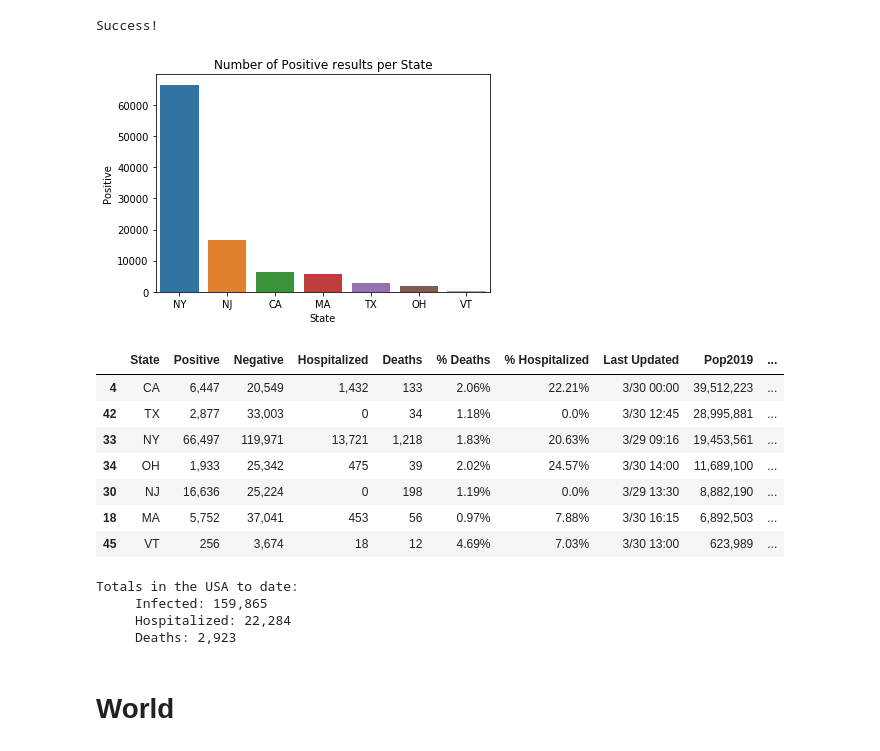
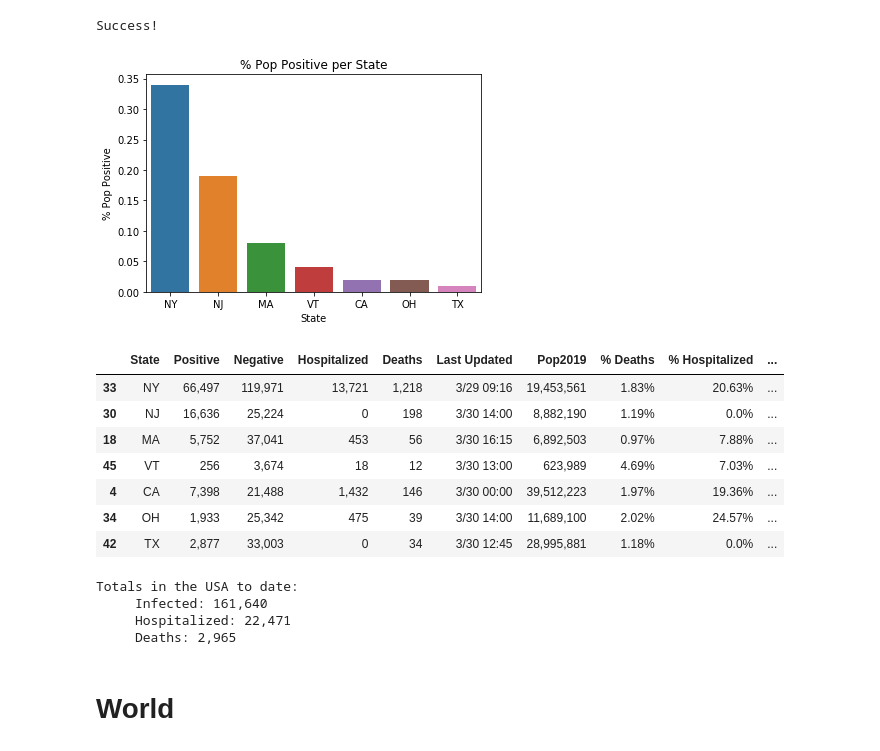
Before and after one commit to pomkos/covid19, a Jupyter notebook: corona_status.ipynb, the cells around one changed output. Saved outputs shown, nothing was run; the diff lists cells and outputs as text; code cells hidden in the pictures.

```diff
--- a/corona_status.ipynb
+++ b/corona_status.ipynb
@@ -53,26 +59,17 @@ class state_tracker:
         self.state_pop = state_pop
         self.merged = self.df.merge(self.state_pop, left_on='State', right_on='abbrev')
         self.merged = self.merged.drop(['state','abbrev'], 1)
-        df_select = pd.DataFrame({
-                'State':[],
-                'Positive':[],
-                'Negative':[],
-                'Hospitalized':[],
-                'Deaths':[],
-                '% Deaths':[],
-                '% Hospitalized':[],
-                'Last Updated':[],
-                'Pop2019':[]
-            })
 
-        for i in range(0,len(states_list)):
-            state = self.merged[self.merged['State']== states_list[i]]
-            df_select = df_select.append(state)
-
+        df_select = self.merged
         # Percent death calculation
         df_select['% Deaths'] = round((df_select['Deaths']/df_select['Positive']) *100,2)
         df_select['% Hospitalized'] = round((df_select['Hospitalized']/df_select['Positive']) *100,2)
         df_select['% Pop Positive'] = round((df_select['Positive']/df_select['Pop2019']) *100,2)
+
+        # Select the states
+        self.jnd = '|'.join(states_list)
+        df_select = self.merged[self.merged['State'].str.contains(self.jnd)]
+
         self.df_select = pd.DataFrame(df_select)
     def all_df(self):
         '''
@@ -86,7 +83,10 @@ class state_tracker:
         '''
         df = self.df_select.sort_values(sort_by, ascending=False)
         sns.barplot(x = df.State, y = df[sort_by])
-        plt.title(f"Number of {sort_by} results per State")
+        if sort_by=="% Pop Positive":
+            plt.title(f"{sort_by} per State")
+        else:
+            plt.title(f"Number of {sort_by} results per State")
 
         return plt.show()
 
@@ -120,20 +120,20 @@ yan = ['MA', 'TX', 'OH', 'VT', 'NY', 'NJ', 'CA']
 chat = ['MA', 'TX', 'OH', 'VT']
 # %%
 covid = state_tracker(df_state, states_list=yan)
-covid.plotter(sort_by="Positive")
+covid.plotter(sort_by="% Pop Positive")
 # %% [output]
-[figure, old version]
+[figure, new version]
 # %%
-covid.table(sort_by = "Pop2019")
+covid.table(sort_by = "% Pop Positive")
 # %% [output]
-|  | State | Positive | Negative | Hospitalized | Deaths | % Deaths | % Hospitalized | Last Updated | Pop2019 | ... |
-| 4 | CA | 6,447 | 20,549 | 1,432 | 133 | 2.06% | 22.21% | 3/30 00:00 | 39,512,223 | ... |
-| 42 | TX | 2,877 | 33,003 | 0 | 34 | 1.18% | 0.0% | 3/30 12:45 | 28,995,881 | ... |
-| 33 | NY | 66,497 | 119,971 | 13,721 | 1,218 | 1.83% | 20.63% | 3/29 09:16 | 19,453,561 | ... |
-| 34 | OH | 1,933 | 25,342 | 475 | 39 | 2.02% | 24.57% | 3/30 14:00 | 11,689,100 | ... |
-| 30 | NJ | 16,636 | 25,224 | 0 | 198 | 1.19% | 0.0% | 3/29 13:30 | 8,882,190 | ... |
-| 18 | MA | 5,752 | 37,041 | 453 | 56 | 0.97% | 7.88% | 3/30 16:15 | 6,892,503 | ... |
-| 45 | VT | 256 | 3,674 | 18 | 12 | 4.69% | 7.03% | 3/30 13:00 | 623,989 | ... |
+|  | State | Positive | Negative | Hospitalized | Deaths | Last Updated | Pop2019 | % Deaths | % Hospitalized | ... |
+| 33 | NY | 66,497 | 119,971 | 13,721 | 1,218 | 3/29 09:16 | 19,453,561 | 1.83% | 20.63% | ... |
+| 30 | NJ | 16,636 | 25,224 | 0 | 198 | 3/30 14:00 | 8,882,190 | 1.19% | 0.0% | ... |
+| 18 | MA | 5,752 | 37,041 | 453 | 56 | 3/30 16:15 | 6,892,503 | 0.97% | 7.88% | ... |
+| 45 | VT | 256 | 3,674 | 18 | 12 | 3/30 13:00 | 623,989 | 4.69% | 7.03% | ... |
+| 4 | CA | 7,398 | 21,488 | 1,432 | 146 | 3/30 00:00 | 39,512,223 | 1.97% | 19.36% | ... |
+| 34 | OH | 1,933 | 25,342 | 475 | 39 | 3/30 14:00 | 11,689,100 | 2.02% | 24.57% | ... |
+| 42 | TX | 2,877 | 33,003 | 0 | 34 | 3/30 12:45 | 28,995,881 | 1.18% | 0.0% | ... |
 # %%
 all_df = covid.all_df()
 all_pos = all_df.sum()["Positive"]
@@ -146,9 +146,9 @@ print(f'     Hospitalized: {"{:,}".format(round(all_hosp))}')
 print(f'     Deaths: {"{:,}".format(round(all_dead))}')
 # %% [output]
 Totals in the USA to date:
-     Infected: 159,865
-     Hospitalized: 22,284
-     Deaths: 2,923
+     Infected: 161,640
+     Hospitalized: 22,471
+     Deaths: 2,965
 # %% [markdown]
 # World
 # %%
```
Also changed, not shown: parts of 23 cells of this notebook.
